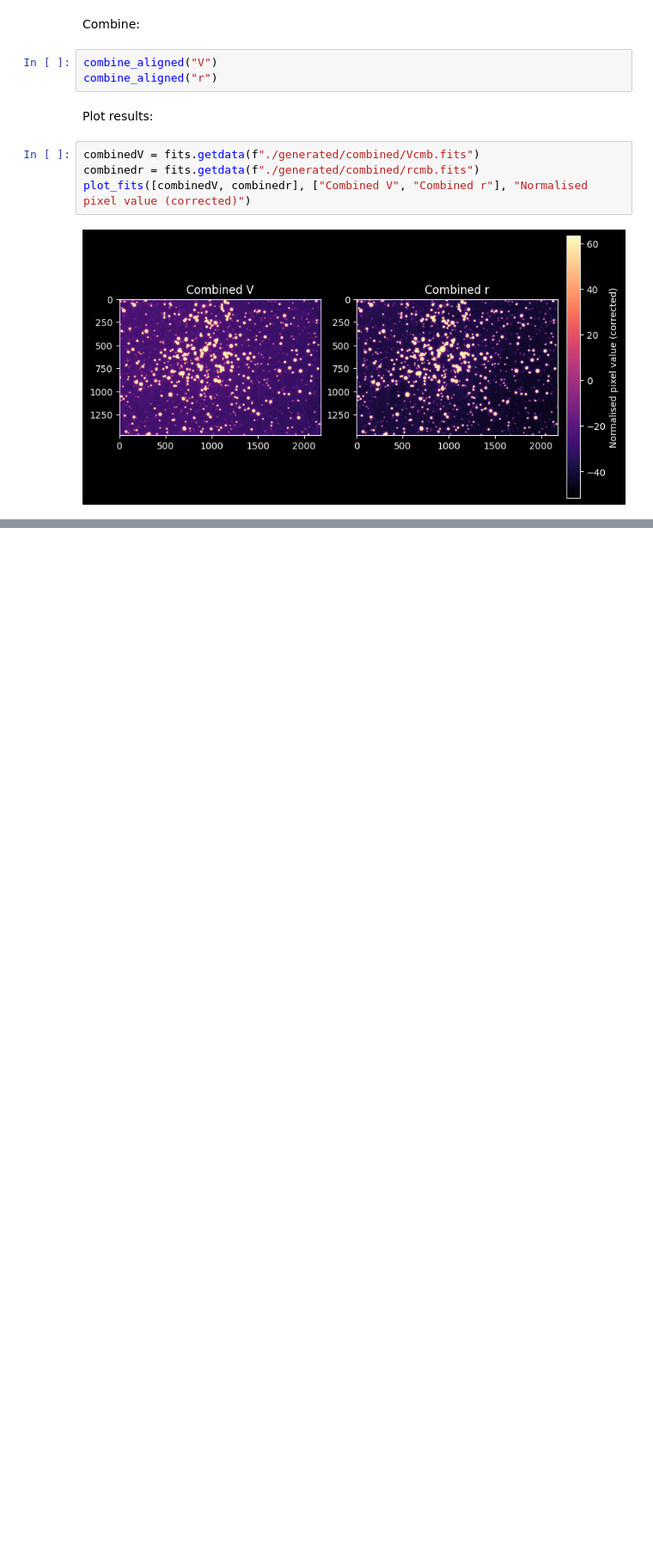
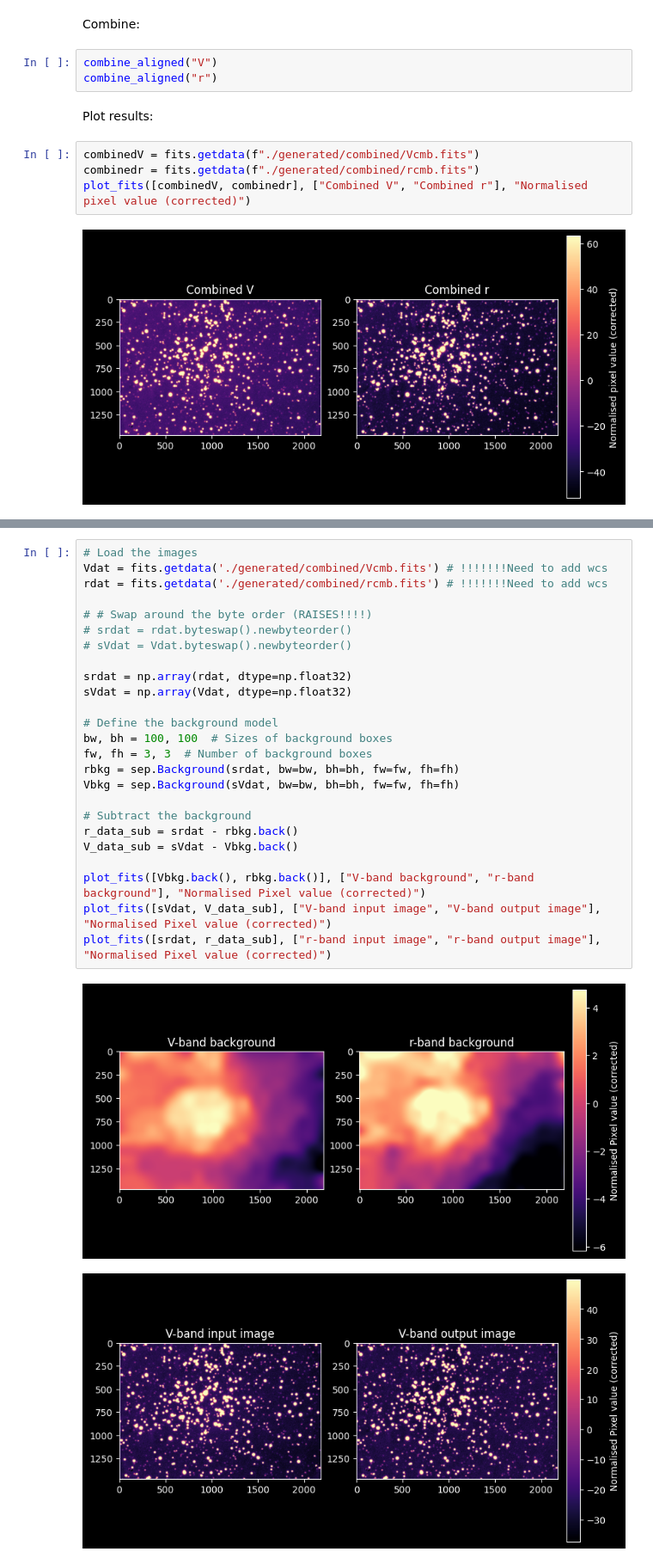
Before and after one commit to KevinLeenaerts/Observational-Astronomy, a Jupyter notebook: Master.ipynb, the cells around one changed output, grey strips where cells are left out. Shown at 86% size. Drawn from its saved outputs; the diff is of its cells as text; blank space fills up the shorter version.

```diff
--- a/Master.ipynb
+++ b/Master.ipynb
@@ -192,0 +242,28 @@ plot_fits([combinedV, combinedr], ["Combined V", "Combined r"], "Normalised pixe
+# %%
+# Load the images
+Vdat = fits.getdata('./generated/combined/Vcmb.fits') # !!!!!!!Need to add wcs
+rdat = fits.getdata('./generated/combined/rcmb.fits') # !!!!!!!Need to add wcs
+
+# # Swap around the byte order (RAISES!!!!)
+# srdat = rdat.byteswap().newbyteorder()
+# sVdat = Vdat.byteswap().newbyteorder()
+
+srdat = np.array(rdat, dtype=np.float32)
+sVdat = np.array(Vdat, dtype=np.float32)
+
+# Define the background model
+bw, bh = 100, 100  # Sizes of background boxes
+fw, fh = 3, 3  # Number of background boxes
+rbkg = sep.Background(srdat, bw=bw, bh=bh, fw=fw, fh=fh)
+Vbkg = sep.Background(sVdat, bw=bw, bh=bh, fw=fw, fh=fh)
+
+# Subtract the background
+r_data_sub = srdat - rbkg.back()
+V_data_sub = sVdat - Vbkg.back()
+
+plot_fits([Vbkg.back(), rbkg.back()], ["V-band background", "r-band background"], "Normalised Pixel value (corrected)")
+plot_fits([sVdat, V_data_sub], ["V-band input image", "V-band output image"], "Normalised Pixel value (corrected)")
+plot_fits([srdat, r_data_sub], ["r-band input image", "r-band output image"], "Normalised Pixel value (corrected)")
+# %% [output]
+[figure, added]
+[figure, added]
```
Also changed, not shown: parts of 13 cells of this notebook.
